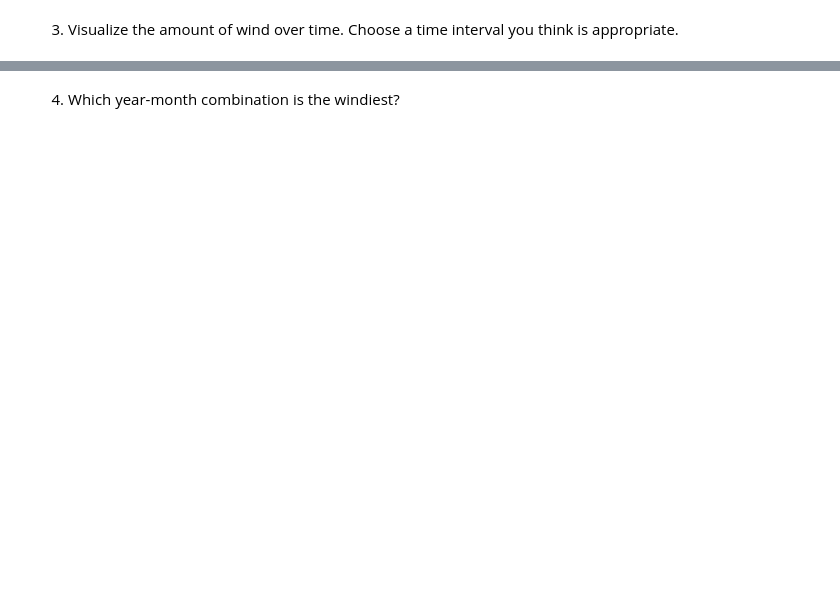
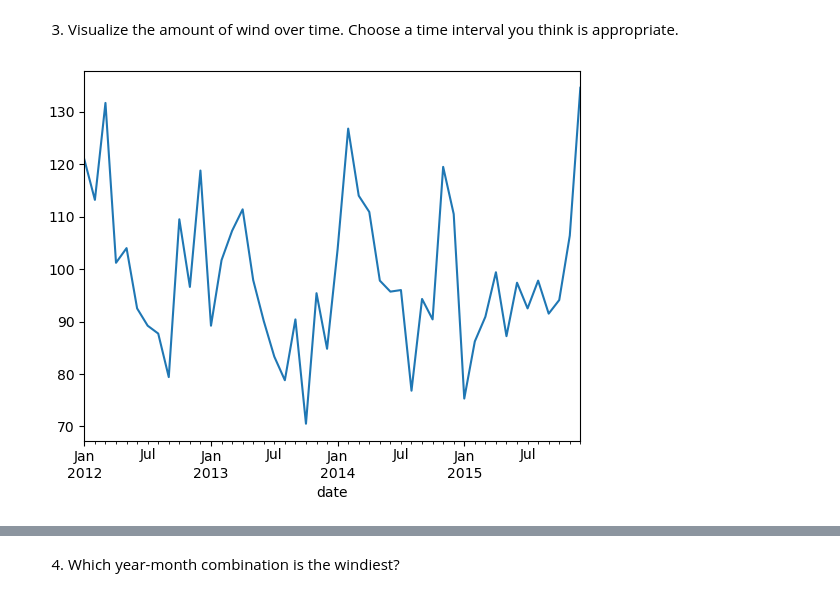
Before and after one commit to Keila-Camarillo/time_series_exercises, a Jupyter notebook: time_series.ipynb, the cells around one changed output, grey strips where cells are left out. Drawn from its saved outputs; the diff is of its cells as text; code cells hidden in the pictures; blank space fills up the shorter version.

```diff
--- a/time_series.ipynb
+++ b/time_series.ipynb
@@ -204,3 +202,7 @@ plt.show()
 # %% [markdown]
 3. Visualize the amount of wind over time. Choose a time interval you think is appropriate.
+# %%
+df.resample('M').sum().wind.plot();
+# %% [output]
+[figure, added]
 # %%
```
Also changed, not shown: parts of 38 cells of this notebook.
